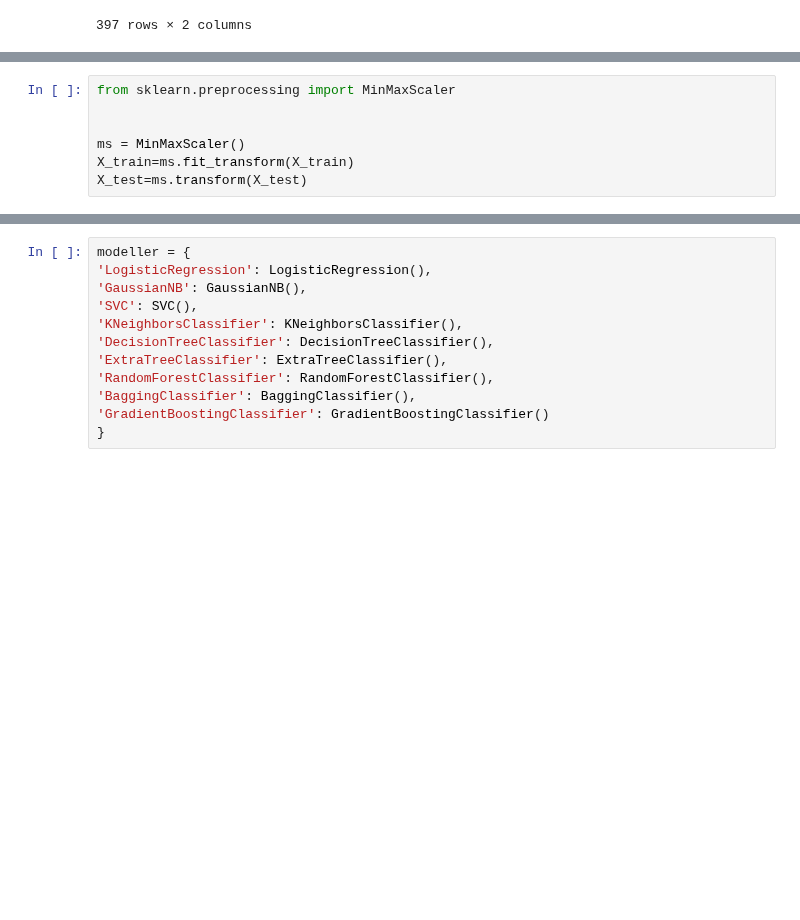
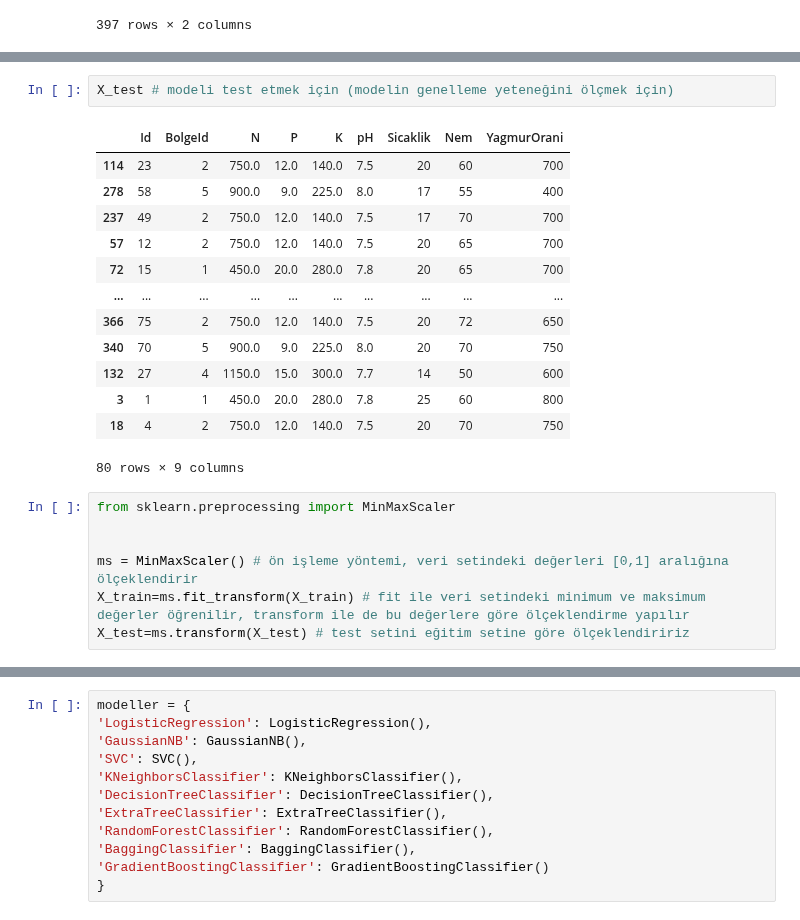
Before and after one commit to ketemizceri/zirAI, a Jupyter notebook: OneriBackend.ipynb, the cells around one changed output, grey strips where cells are left out. Cells and saved outputs as stored; diff of their text form; blank space fills up the shorter version.

```diff
--- a/OneriBackend.ipynb
+++ b/OneriBackend.ipynb
@@ -170,10 +186,26 @@ X_train, X_test, y_train, y_test =train_test_split(X,y,test_size=0.2,random_stat
+# %%
+X_test # modeli test etmek için (modelin genelleme yeteneğini ölçmek için)
+# %% [output]
+|  | Id | BolgeId | N | P | K | pH | Sicaklik | Nem | YagmurOrani |
+| 114 | 23 | 2 | 750.0 | 12.0 | 140.0 | 7.5 | 20 | 60 | 700 |
+| 278 | 58 | 5 | 900.0 | 9.0 | 225.0 | 8.0 | 17 | 55 | 400 |
+| 237 | 49 | 2 | 750.0 | 12.0 | 140.0 | 7.5 | 17 | 70 | 700 |
+| 57 | 12 | 2 | 750.0 | 12.0 | 140.0 | 7.5 | 20 | 65 | 700 |
+| 72 | 15 | 1 | 450.0 | 20.0 | 280.0 | 7.8 | 20 | 65 | 700 |
+| ... | ... | ... | ... | ... | ... | ... | ... | ... | ... |
+| 366 | 75 | 2 | 750.0 | 12.0 | 140.0 | 7.5 | 20 | 72 | 650 |
+| 340 | 70 | 5 | 900.0 | 9.0 | 225.0 | 8.0 | 20 | 70 | 750 |
+| 132 | 27 | 4 | 1150.0 | 15.0 | 300.0 | 7.7 | 14 | 50 | 600 |
+| 3 | 1 | 1 | 450.0 | 20.0 | 280.0 | 7.8 | 25 | 60 | 800 |
+| 18 | 4 | 2 | 750.0 | 12.0 | 140.0 | 7.5 | 20 | 70 | 750 |
+80 rows × 9 columns
 # %%
 from sklearn.preprocessing import MinMaxScaler
 
 
-ms = MinMaxScaler()
-X_train=ms.fit_transform(X_train)
-X_test=ms.transform(X_test)
+ms = MinMaxScaler() # ön işleme yöntemi, veri setindeki değerleri [0,1] aralığına ölçeklendirir
+X_train=ms.fit_transform(X_train) # fit ile veri setindeki minimum ve maksimum değerler öğrenilir, transform ile de bu değerlere göre ölçeklendirme yapılır
+X_test=ms.transform(X_test) # test setini eğitim setine göre ölçeklendiririz
 # %%
 X_train
 # %% [output]
```
Also changed, not shown: parts of 24 cells of this notebook.
